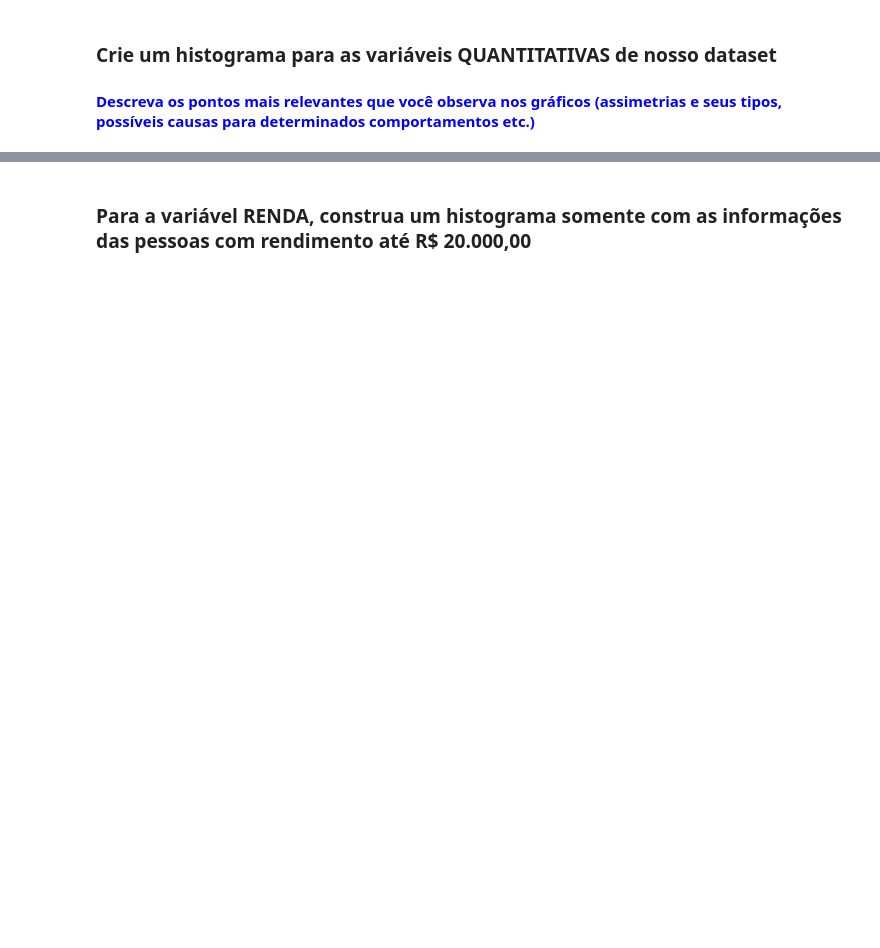
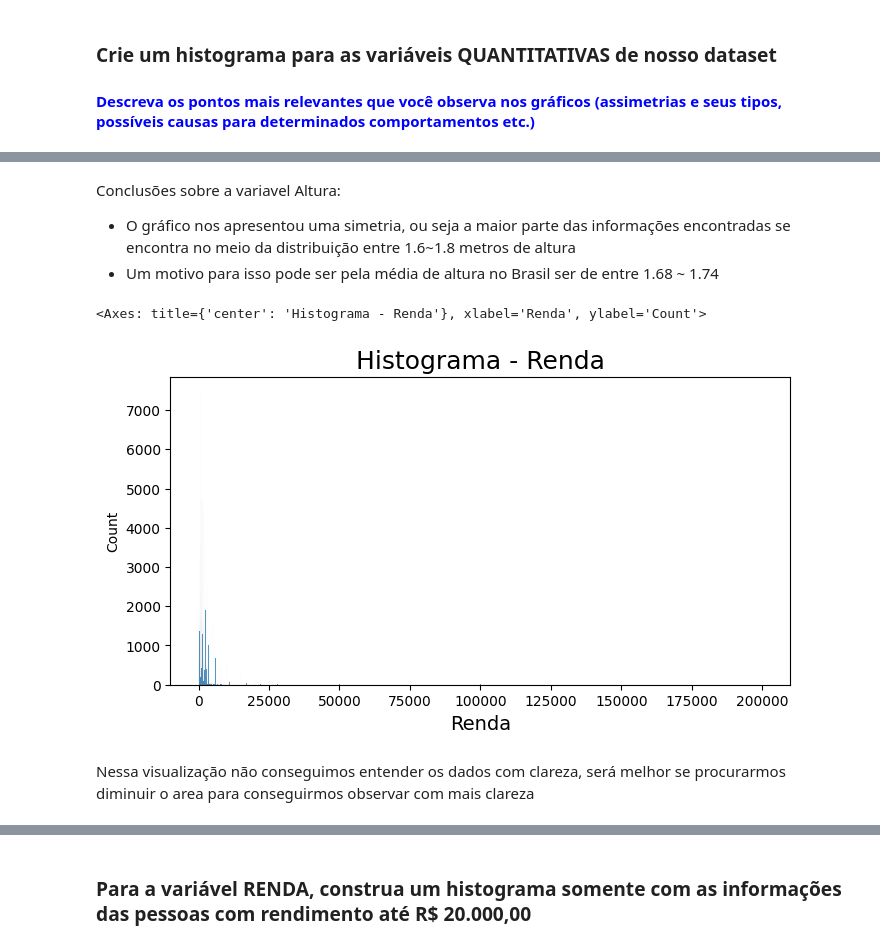
Before and after one commit to DiogoWorkGit/Python_Notebooks, a Jupyter notebook: Notebooks/EXERCICIOS - ANALISE DESCRITIVA 1.ipynb, the cells around one changed output, grey strips where cells are left out. Drawn from its saved outputs; the diff is of its cells as text; code cells hidden in the pictures; blank space fills up the shorter version.

```diff
--- a/Notebooks/EXERCICIOS - ANALISE DESCRITIVA 1.ipynb
+++ b/Notebooks/EXERCICIOS - ANALISE DESCRITIVA 1.ipynb
@@ -196,0 +293,15 @@ Escreva suas conclusões aqui...
+# %% [markdown]
+Conclusões sobre a variavel Altura:
+- O gráfico nos apresentou uma simetria, ou seja a maior parte das informações encontradas se encontra no meio da distribuição entre 1.6~1.8 metros de altura
+- Um motivo para isso pode ser pela média de altura no Brasil ser de entre 1.68 ~ 1.74
+# %%
+ax = sns.histplot(data= dados.Renda)
+ax.figure.set_size_inches(8, 4)
+ax.set_title('Histograma - Renda', fontsize=18)
+ax.set_xlabel('Renda', fontsize=14)
+ax
+# %% [output]
+<Axes: title={'center': 'Histograma - Renda'}, xlabel='Renda', ylabel='Count'>
+[figure, added]
+# %% [markdown]
+Nessa visualização não conseguimos entender os dados com clareza, será melhor se procurarmos diminuir o area para conseguirmos observar com mais clareza
```
Also changed, not shown: parts of 20 cells of this notebook.
